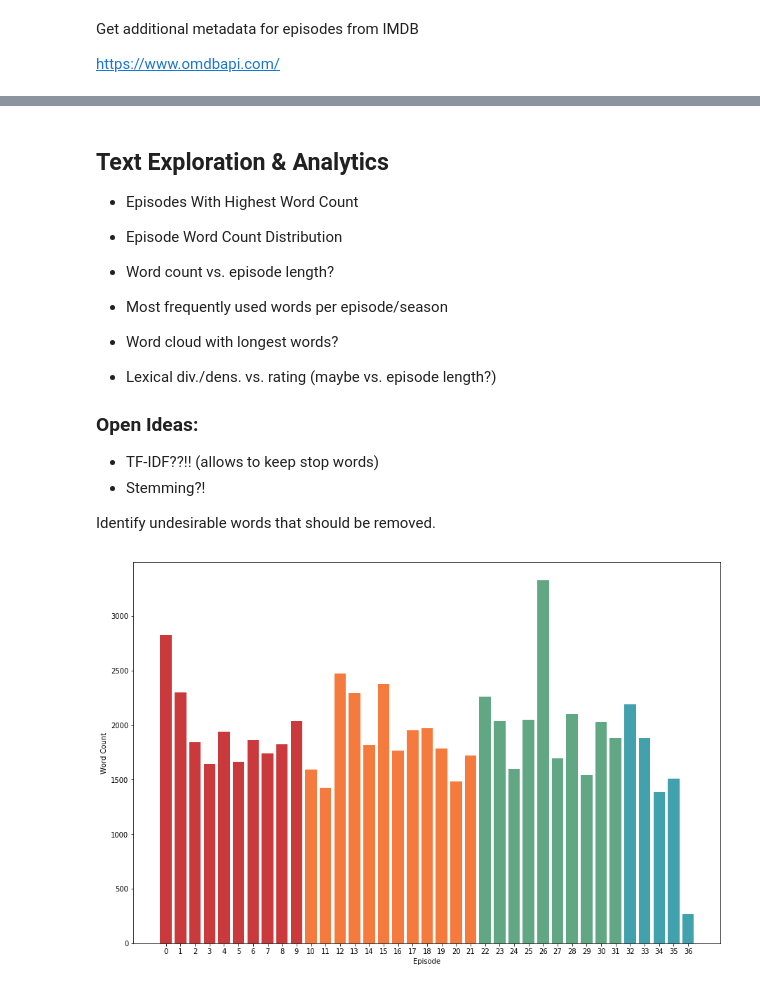
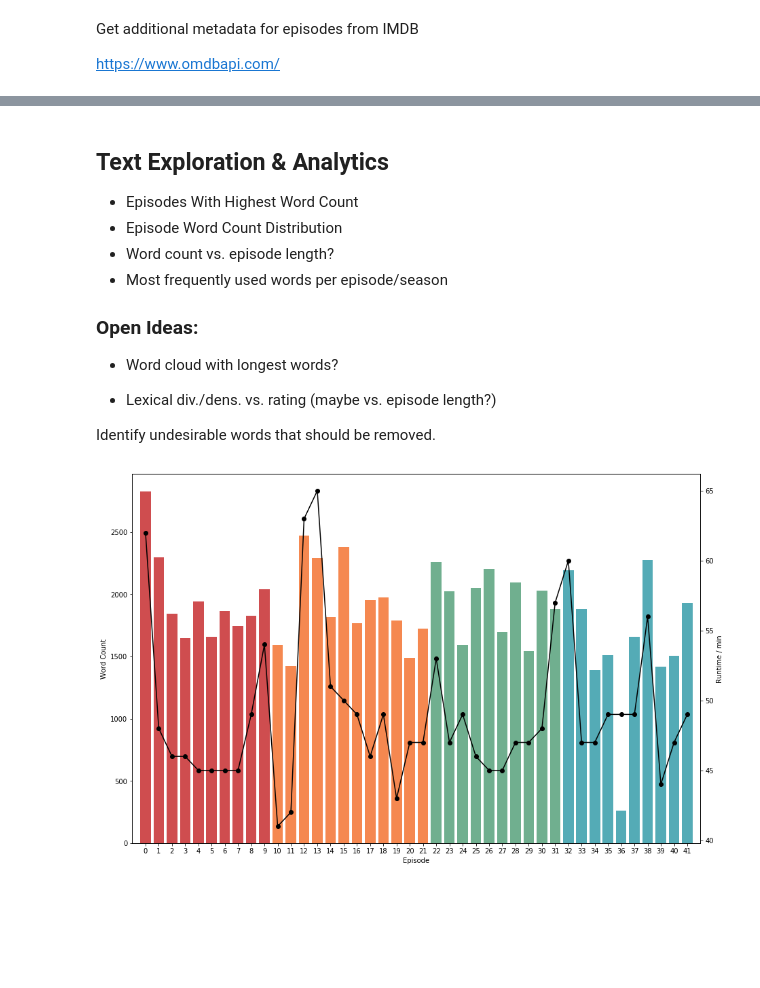
Before and after one commit to ttsteiger/mrrobot-sentiment-analysis, a Jupyter notebook: mrrobot-sentiment-analysis.ipynb, the cells around one changed output, grey strips where cells are left out. Cells and saved outputs as stored; diff of their text form; code cells hidden in the pictures; blank space fills up the shorter version.

```diff
--- a/mrrobot-sentiment-analysis.ipynb
+++ b/mrrobot-sentiment-analysis.ipynb
@@ -118,15 +185,11 @@ https://www.omdbapi.com/
 - Word count vs. episode length?
 - Most frequently used words per episode/season
 
+### Open Ideas:
 - Word cloud with longest words?
 
 - Lexical div./dens. vs. rating (maybe vs. episode length?)
 
-
-### Open Ideas:
-- TF-IDF??!! (allows to keep stop words)
-- Stemming?!
-
 Identify undesirable words that should be removed.
 # %%
 # tokenize subtitles into words
@@ -144,31 +209,40 @@ stop_words = set(stopwords.words("english"))
 df['word_tokens_clean'] = df['word_tokens_clean'].apply(lambda x: [w for w in x if w not in stop_words])
 # %%
 # number of words per episode
-fig, ax = plt.subplots(1, 1, figsize=(15, 10))
+fig, ax1 = plt.subplots(1, 1, figsize=(15, 10))
 
 episodes = df.index
 seasons = df['season']
 word_counts = df['word_tokens_clean'].str.len()
 color_array = [
     colors[0] if s == 1
     else colors[1] if s == 2
     else colors[2] if s == 3
     else colors[3] if s == 4
     else '' for s in seasons]
 
-ax.bar(episodes, word_counts, color=color_array)
-ax.set_xlabel('Episode')
-ax.set_xticks(episodes)
-ax.set_xticklabels(episodes)
-ax.set_ylabel('Word Count')
+# word count
+ax1.bar(episodes, word_counts, color=color_array, alpha=0.9)
+ax1.set_xlim([-1, len(episodes)])
+ax1.set_xlabel('Episode')
+ax1.set_xticks(episodes)
+ax1.set_xticklabels(episodes)
+ax1.set_ylabel('Word Count')
+
+# runtime
+ax2 = ax1.twinx()
+ax2.plot(episodes, df['runtime'], color='k', marker='o')
+ax2.set_ylabel('Runtime / min')
+
+# add legend
+## add custom legend with color for seasons and line for runtime
+##
+##
+##
 
 plt.show()
-
-## add episode length as line for comparison
-##
-##
 # %% [output]
-[figure, old version]
+[figure, new version]
 # %%
 # plot frequency distributions for cleaned word lists for each season
 fig, axs = plt.subplots(2, 2, figsize=(15,10))
```
Also changed, not shown: parts of 12 cells of this notebook, 9 other files.
